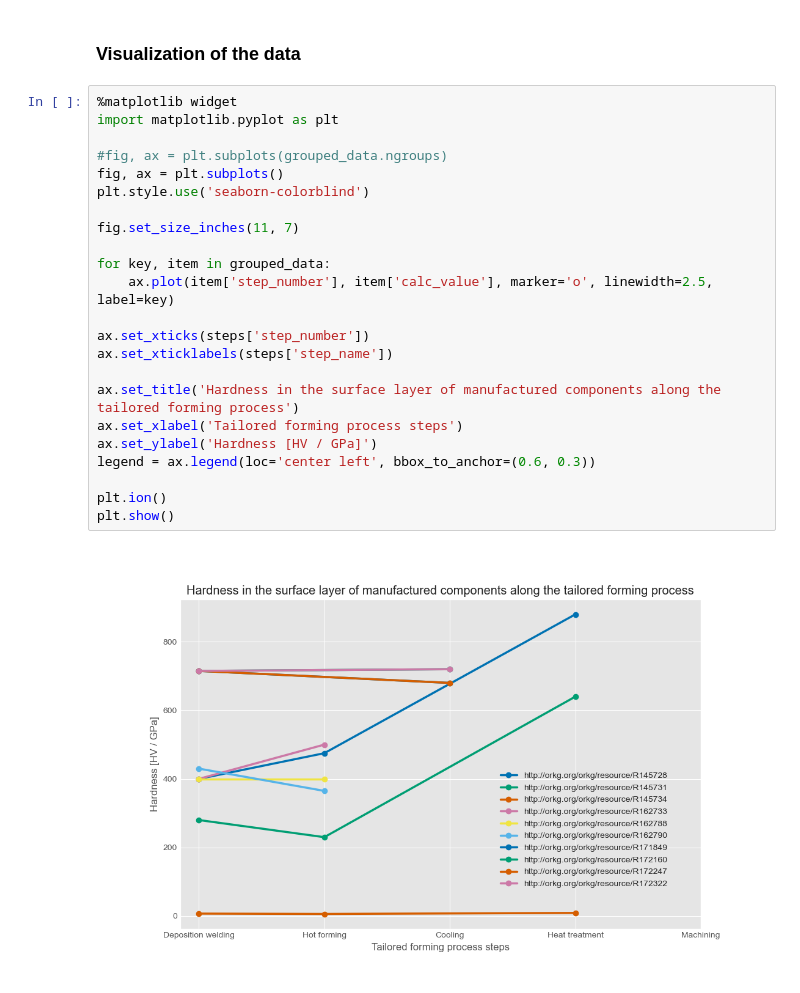
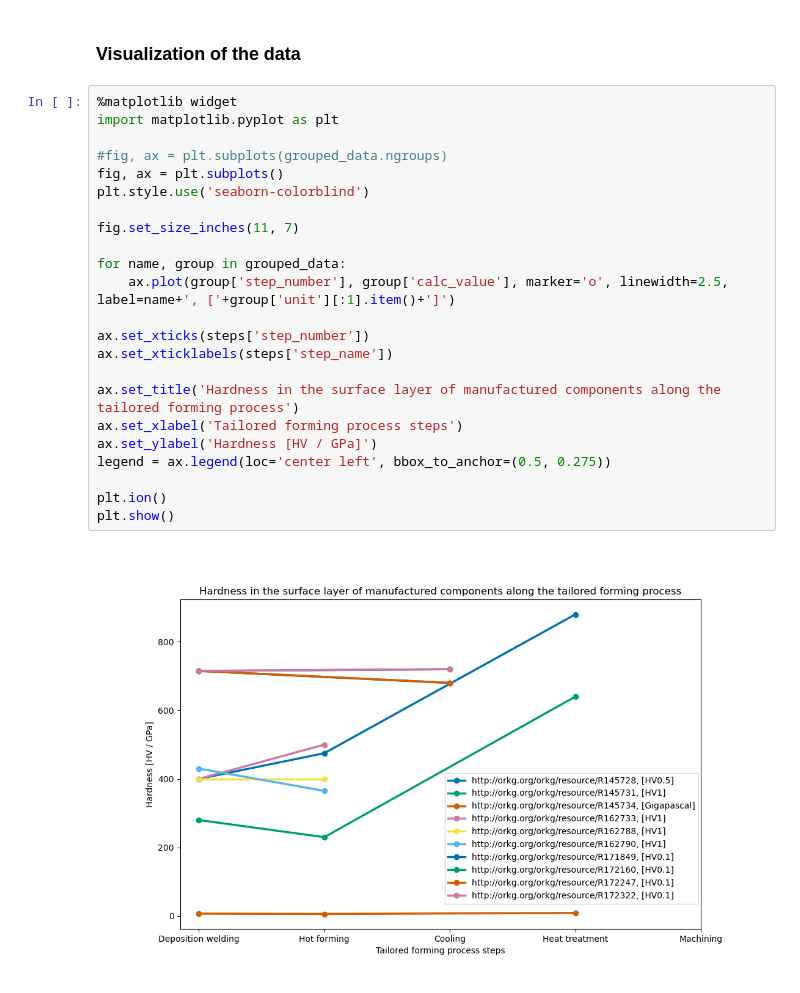
Before and after one commit to okarras/Jupyter-Notebooks, a Jupyter notebook: TailoredFormingAnalysis/tf_orkg.ipynb, the cells around one changed output. Saved outputs shown, nothing was run; the diff lists cells and outputs as text.

Commit message:
added unit to the legend of the hardness plot

```diff
--- a/TailoredFormingAnalysis/tf_orkg.ipynb
+++ b/TailoredFormingAnalysis/tf_orkg.ipynb
@@ -128,25 +126,25 @@ steps = tf_data.sort_values('step_number')[['step_number', 'step_name']].drop_du
 # %%
 %matplotlib widget
 import matplotlib.pyplot as plt
 
 #fig, ax = plt.subplots(grouped_data.ngroups)
 fig, ax = plt.subplots()
 plt.style.use('seaborn-colorblind')
 
 fig.set_size_inches(11, 7)
 
-for key, item in grouped_data:
-    ax.plot(item['step_number'], item['calc_value'], marker='o', linewidth=2.5, label=key)
+for name, group in grouped_data:
+    ax.plot(group['step_number'], group['calc_value'], marker='o', linewidth=2.5, label=name+', ['+group['unit'][:1].item()+']')
 
 ax.set_xticks(steps['step_number'])
 ax.set_xticklabels(steps['step_name'])
 
 ax.set_title('Hardness in the surface layer of manufactured components along the tailored forming process')
 ax.set_xlabel('Tailored forming process steps')
 ax.set_ylabel('Hardness [HV / GPa]')
-legend = ax.legend(loc='center left', bbox_to_anchor=(0.6, 0.3))
+legend = ax.legend(loc='center left', bbox_to_anchor=(0.5, 0.275))
 
 plt.ion()
 plt.show()
 # %% [output]
-[figure, old version]
+[figure, new version]
```
Also changed, not shown: parts of 1 cell of this notebook, 1 other file.
